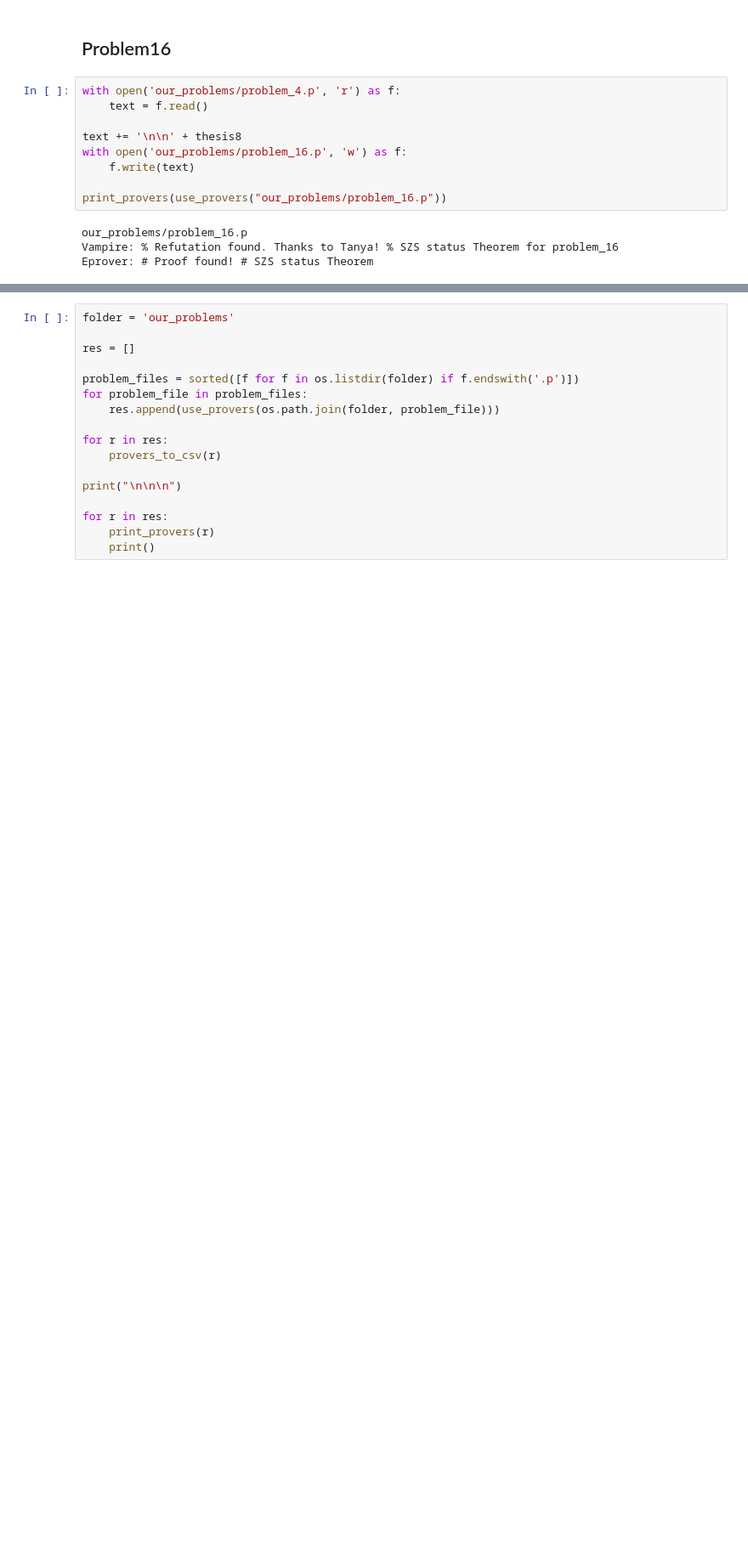
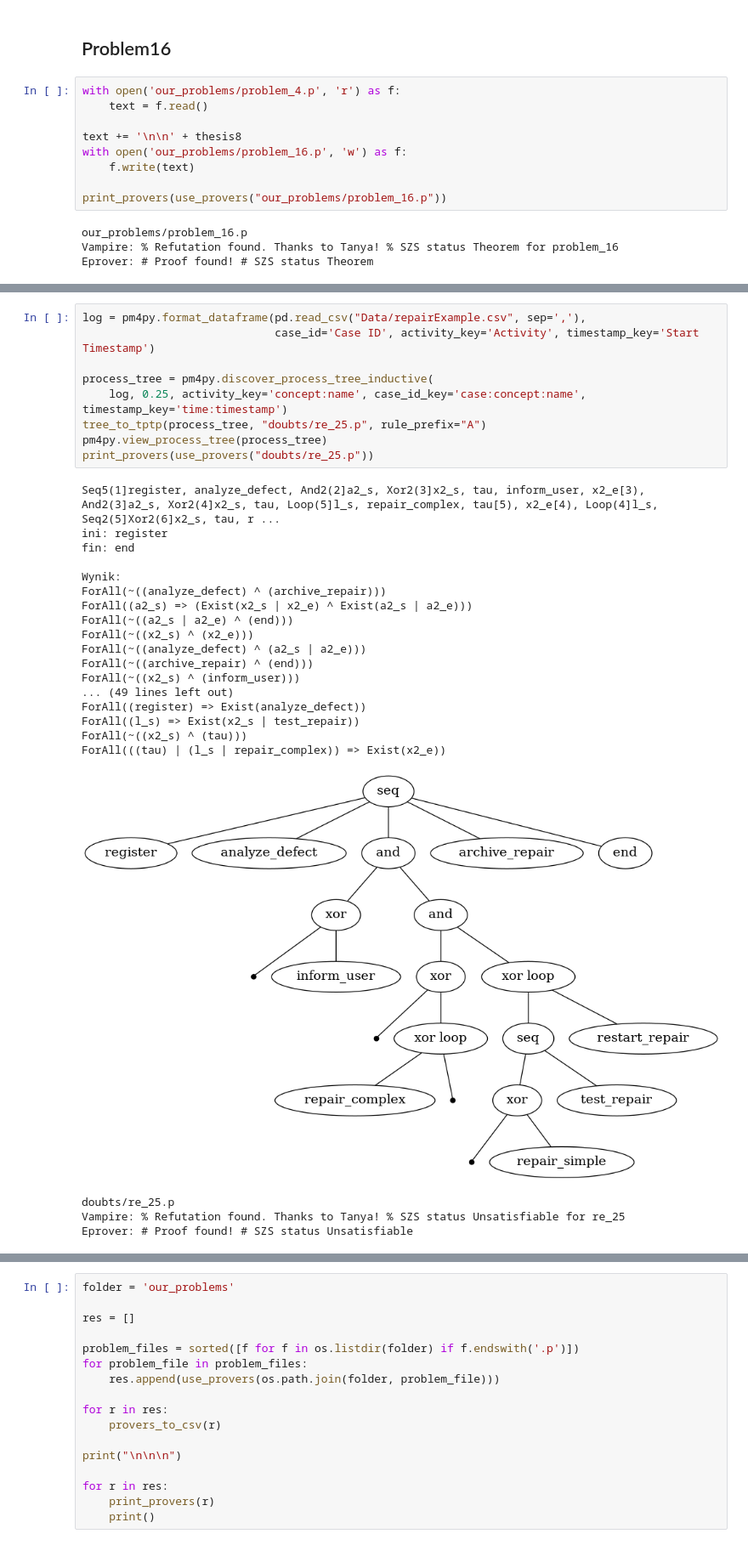
Before and after one commit to Isdre/ProcessMining, a Jupyter notebook: run_provers.ipynb, the cells around one changed output, grey strips where cells are left out. Shown at 85% size. Drawn from its saved outputs; the diff is of its cells as text; blank space fills up the shorter version.

```diff
--- a/run_provers.ipynb
+++ b/run_provers.ipynb
@@ -339,0 +356,31 @@ Eprover: # Proof found! # SZS status Theorem
+# %%
+log = pm4py.format_dataframe(pd.read_csv("Data/repairExample.csv", sep=','),
+                             case_id='Case ID', activity_key='Activity', timestamp_key='Start Timestamp')
+
+process_tree = pm4py.discover_process_tree_inductive(
+    log, 0.25, activity_key='concept:name', case_id_key='case:concept:name', timestamp_key='time:timestamp')
+tree_to_tptp(process_tree, "doubts/re_25.p", rule_prefix="A")
+pm4py.view_process_tree(process_tree)
+print_provers(use_provers("doubts/re_25.p"))
+# %% [output]
+Seq5(1]register, analyze_defect, And2(2]a2_s, Xor2(3]x2_s, tau, inform_user, x2_e[3), And2(3]a2_s, Xor2(4]x2_s, tau, Loop(5]l_s, repair_complex, tau[5), x2_e[4), Loop(4]l_s, Seq2(5]Xor2(6]x2_s, tau, r ...
+ini: register
+fin: end
+
+Wynik:
+ForAll(~((analyze_defect) ^ (archive_repair)))
+ForAll((a2_s) => (Exist(x2_s | x2_e) ^ Exist(a2_s | a2_e)))
+ForAll(~((a2_s | a2_e) ^ (end)))
+ForAll(~((x2_s) ^ (x2_e)))
+ForAll(~((analyze_defect) ^ (a2_s | a2_e)))
+ForAll(~((archive_repair) ^ (end)))
+ForAll(~((x2_s) ^ (inform_user)))
+... (49 lines left out)
+ForAll((register) => Exist(analyze_defect))
+ForAll((l_s) => Exist(x2_s | test_repair))
+ForAll(~((x2_s) ^ (tau)))
+ForAll(((tau) | (l_s | repair_complex)) => Exist(x2_e))
+[figure, added]
+doubts/re_25.p
+Vampire: % Refutation found. Thanks to Tanya! % SZS status Unsatisfiable for re_25
+Eprover: # Proof found! # SZS status Unsatisfiable
```
Also changed, not shown: parts of 23 cells of this notebook, 27 other files.
